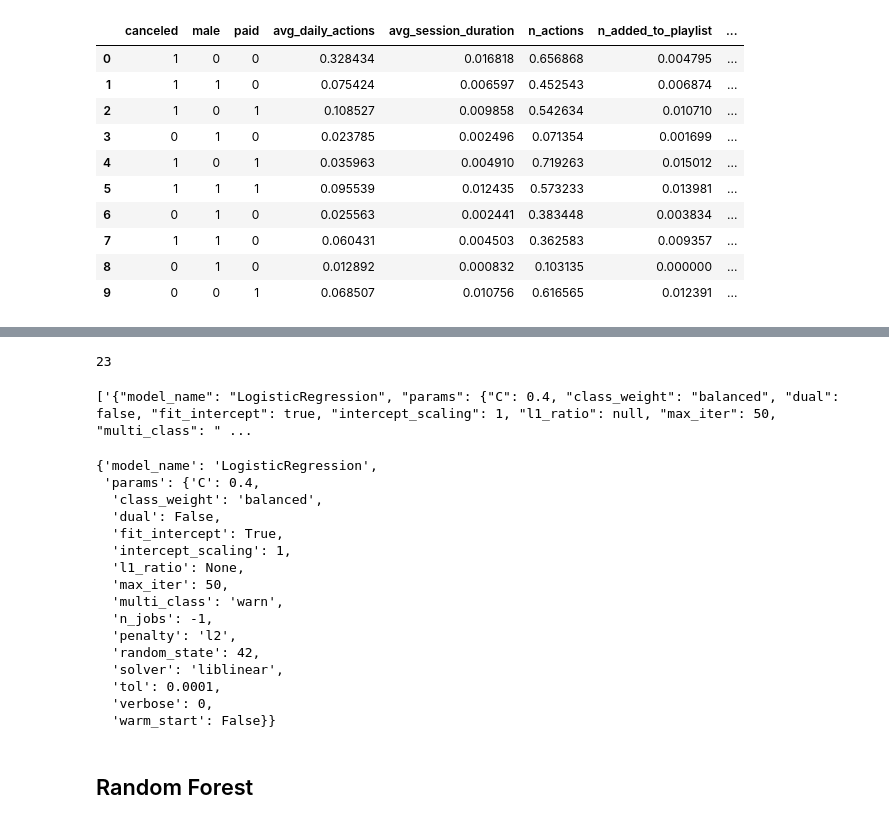
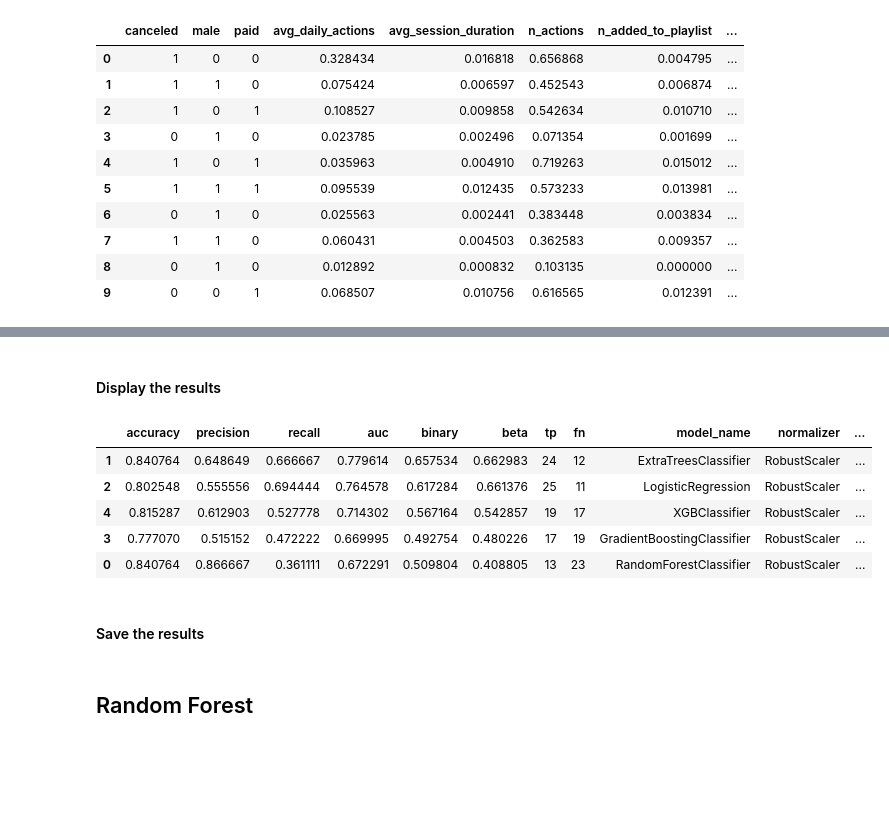
Before and after one commit to brunowdev/sparkify, a Jupyter notebook: Sklearn - Test.ipynb, the cells around one changed output, grey strips where cells are left out. Saved outputs shown, nothing was run; the diff lists cells and outputs as text; code cells hidden in the pictures; blank space fills up the shorter version.

Commit message:
Add results

```diff
--- a/Sklearn - Test.ipynb
+++ b/Sklearn - Test.ipynb
@@ -322,9 +313,2 @@ def train_gs_xgb(df, label):
 
     return train_model(df, label, xgbc_gs)
-# %%
-def train_random_forest(df, label, strategy):
-
-    cl = RandomForestClassifier(n_estimators = 100, n_jobs = -1, class_weight = 'balanced', criterion = 'gini', random_state = 42)
-    return train_model_with_metrics(df, label, cl, strategy)
-
-# train_random_forest(_x, 'canceled')
@@ -334,17 +384,13 @@ from sklearn.preprocessing import Normalizer, RobustScaler, StandardScaler, MaxA
 # Remove binary features
 features_to_normalize = list(data.drop(['canceled', 'male', 'paid'], axis = 1).columns)
 
-models = []
 
-for _scaller in [MaxAbsScaler(), Normalizer(), RobustScaler(), StandardScaler()]:
+_x = data.copy()
+_scaler = RobustScaler()
+scaler_name = _scaler.__class__.__name__
+_x[features_to_normalize] = _scaler.fit_transform(_x[features_to_normalize])
+_train_results = []
 
-    strategy = _scaller.__class__.__name__
-
-    print(f'Strategy: {strategy}')
-
-    _x = data.copy()
-    _x[features_to_normalize] = _scaller.fit_transform(_x[features_to_normalize])
-
-    _metadata = train_random_forest(_x, 'canceled', strategy)
-
-    models.append(_metadata)
+for _train in training_methods:
+    _results = _train(_x, 'canceled', scaler_name)
+    _train_results.append(_results)
@@ -396,5 +396,0 @@ fp
-# %%
-fn = cm[0, 1]
-fn
-# %% [output]
-23
@@ -408,25 +397,14 @@ with open(f'{model.__class__.__name__}.txt', 'w') as file:
-# %%
-with open(f'{model.__class__.__name__}.txt', 'r') as f:
-    x = f.readlines()
-    print(x)
-# %% [output]
-['{"model_name": "LogisticRegression", "params": {"C": 0.4, "class_weight": "balanced", "dual": false, "fit_intercept": true, "intercept_scaling": 1, "l1_ratio": null, "max_iter": 50, "multi_class": " ...
-# %%
-json.loads(x[0])
-# %% [output]
-{'model_name': 'LogisticRegression',
- 'params': {'C': 0.4,
-  'class_weight': 'balanced',
-  'dual': False,
-  'fit_intercept': True,
-  'intercept_scaling': 1,
-  'l1_ratio': None,
-  'max_iter': 50,
-  'multi_class': 'warn',
-  'n_jobs': -1,
-  'penalty': 'l2',
-  'random_state': 42,
-  'solver': 'liblinear',
-  'tol': 0.0001,
-  'verbose': 0,
-  'warm_start': False}}
+# %% [markdown]
+#### Display the results
+# %%
+df_results = pd.DataFrame(_train_results)
+df_results.sort_values(['beta'], ascending = False)
+# %% [output]
+|  | accuracy | precision | recall | auc | binary | beta | tp | fn | model_name | normalizer | ... |
+| 1 | 0.840764 | 0.648649 | 0.666667 | 0.779614 | 0.657534 | 0.662983 | 24 | 12 | ExtraTreesClassifier | RobustScaler | ... |
+| 2 | 0.802548 | 0.555556 | 0.694444 | 0.764578 | 0.617284 | 0.661376 | 25 | 11 | LogisticRegression | RobustScaler | ... |
+| 4 | 0.815287 | 0.612903 | 0.527778 | 0.714302 | 0.567164 | 0.542857 | 19 | 17 | XGBClassifier | RobustScaler | ... |
+| 3 | 0.777070 | 0.515152 | 0.472222 | 0.669995 | 0.492754 | 0.480226 | 17 | 19 | GradientBoostingClassifier | RobustScaler | ... |
+| 0 | 0.840764 | 0.866667 | 0.361111 | 0.672291 | 0.509804 | 0.408805 | 13 | 23 | RandomForestClassifier | RobustScaler | ... |
+# %% [markdown]
+#### Save the results
```
Also changed, not shown: parts of 12 cells of this notebook.
